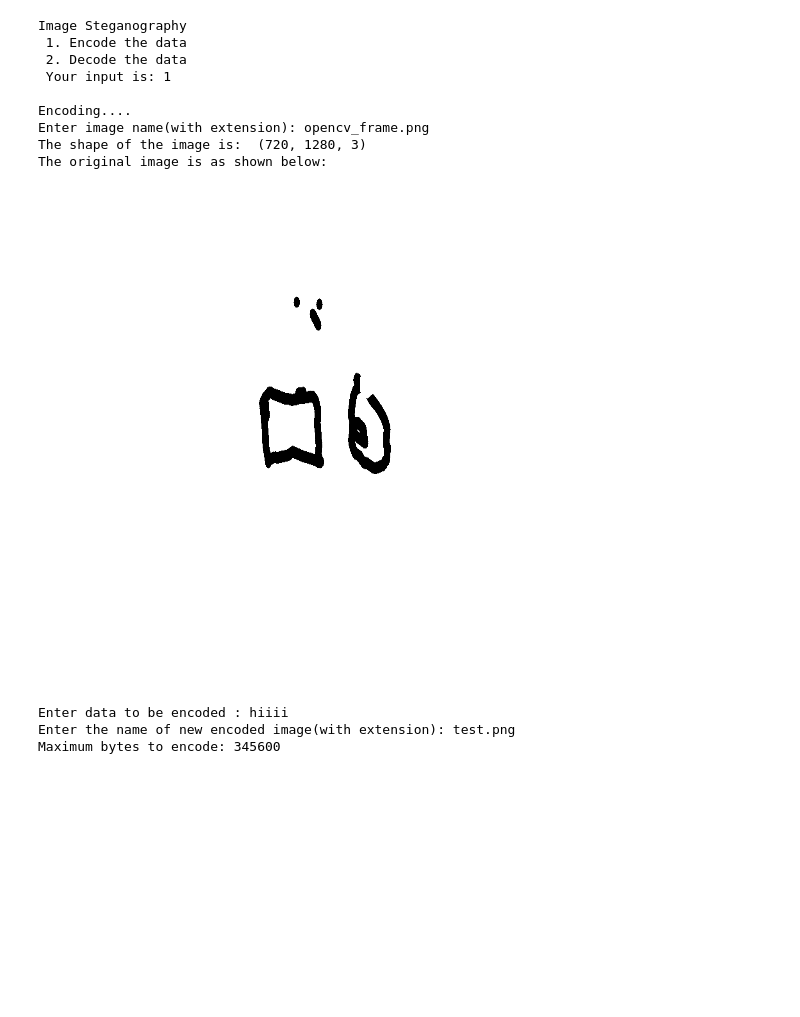
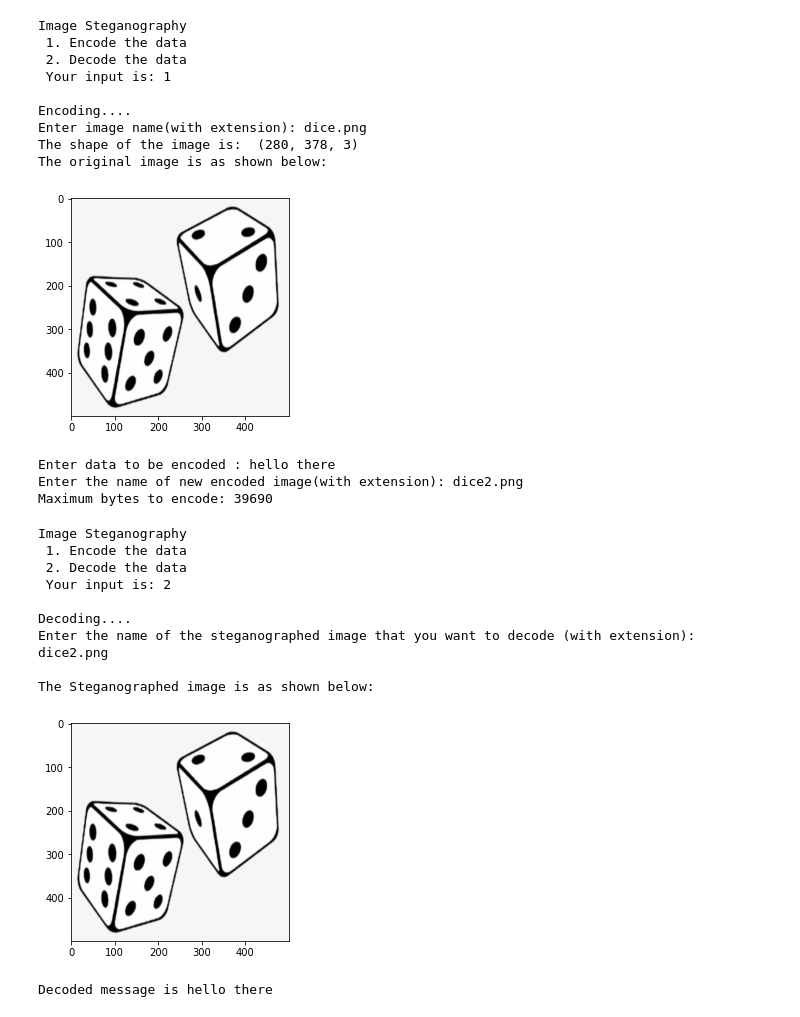
Before and after one commit to kashish1211/Steganography, a Jupyter notebook: Steganography.ipynb, the cells around one changed output. Saved outputs shown, nothing was run; the diff lists cells and outputs as text; code cells hidden in the pictures; blank space fills up the shorter version.

```diff
--- a/Steganography.ipynb
+++ b/Steganography.ipynb
@@ -76,30 +75,73 @@ def encode_text():
   cv2.imwrite(filename, encoded_image)
+# %%
+def showData(image):
+
+  binary_data = ""
+  for values in image:
+      for pixel in values:
+          r, g, b = messageToBinary(pixel)
+          binary_data += r[-1]
+          binary_data += g[-1]
+          binary_data += b[-1]
+  all_bytes = [ binary_data[i: i+8] for i in range(0, len(binary_data), 8) ]
+  decoded_data = ""
+  for byte in all_bytes:
+      decoded_data += chr(int(byte, 2))
+      if decoded_data[-5:] == "#####":
+          break
+  return decoded_data[:-5]
+# %%
+def decode_text():
+  image_name = input("Enter the name of the steganographed image that you want to decode (with extension): ")
+  image = cv2.imread(image_name)
+
+  print("\nThe Steganographed image is as shown below: ")
+  resized_image = cv2.resize(image, (500, 500))
+  imgplot = plt.imshow(resized_image)
+
+  plt.show()
+  text = showData(image)
+  return text
 # %%
 def Steganography():
     a = input("Image Steganography \n 1. Encode the data \n 2. Decode the data \n Your input is: ")
     userinput = int(a)
     if (userinput == 1):
       print("\nEncoding....")
       encode_text()
 
-    # elif (userinput == 2):
-    #   print("\nDecoding....")
-    #   print("Decoded message is " + decode_text())
+    elif (userinput == 2):
+      print("\nDecoding....")
+      print("\nDecoded message is " + decode_text())
     else:
         raise Exception("Enter correct input")
 
-Steganography() #encode image
+Steganography()
 # %% [output]
 Image Steganography
  1. Encode the data
  2. Decode the data
  Your input is: 1
 
 Encoding....
-Enter image name(with extension): opencv_frame.png
-The shape of the image is:  (720, 1280, 3)
+Enter image name(with extension): dice.png
+The shape of the image is:  (280, 378, 3)
 The original image is as shown below:
-[figure, old version]
+[figure, new version]
-Enter data to be encoded : hiiii
-Enter the name of new encoded image(with extension): test.png
-Maximum bytes to encode: 345600
+Enter data to be encoded : hello there
+Enter the name of new encoded image(with extension): dice2.png
+Maximum bytes to encode: 39690
+# %%
+Steganography()
+# %% [output]
+Image Steganography
+ 1. Encode the data
+ 2. Decode the data
+ Your input is: 2
+
+Decoding....
+Enter the name of the steganographed image that you want to decode (with extension): dice2.png
+
+The Steganographed image is as shown below:
+[figure, added]
+Decoded message is hello there
```
Also changed, not shown: parts of 3 cells of this notebook, 2 other files.
